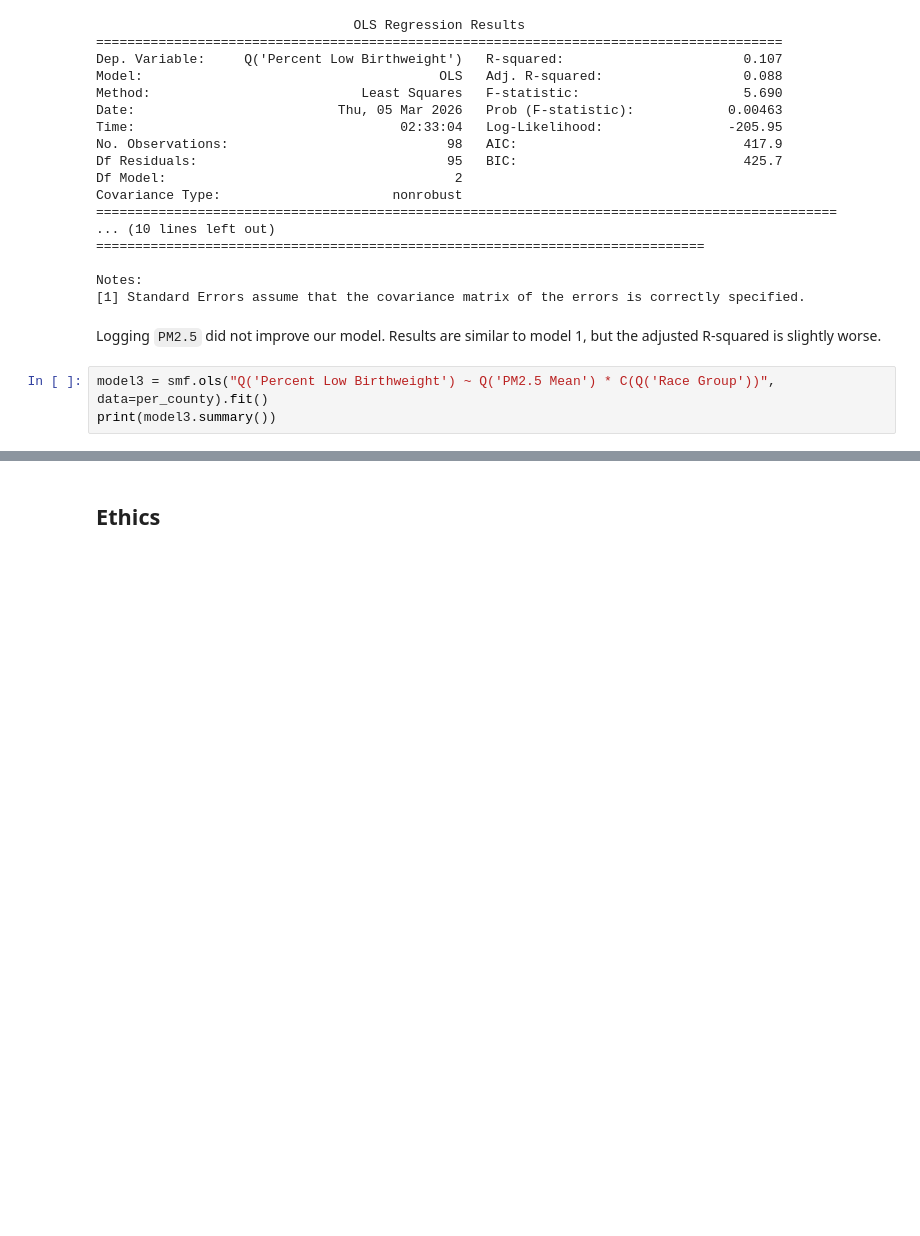
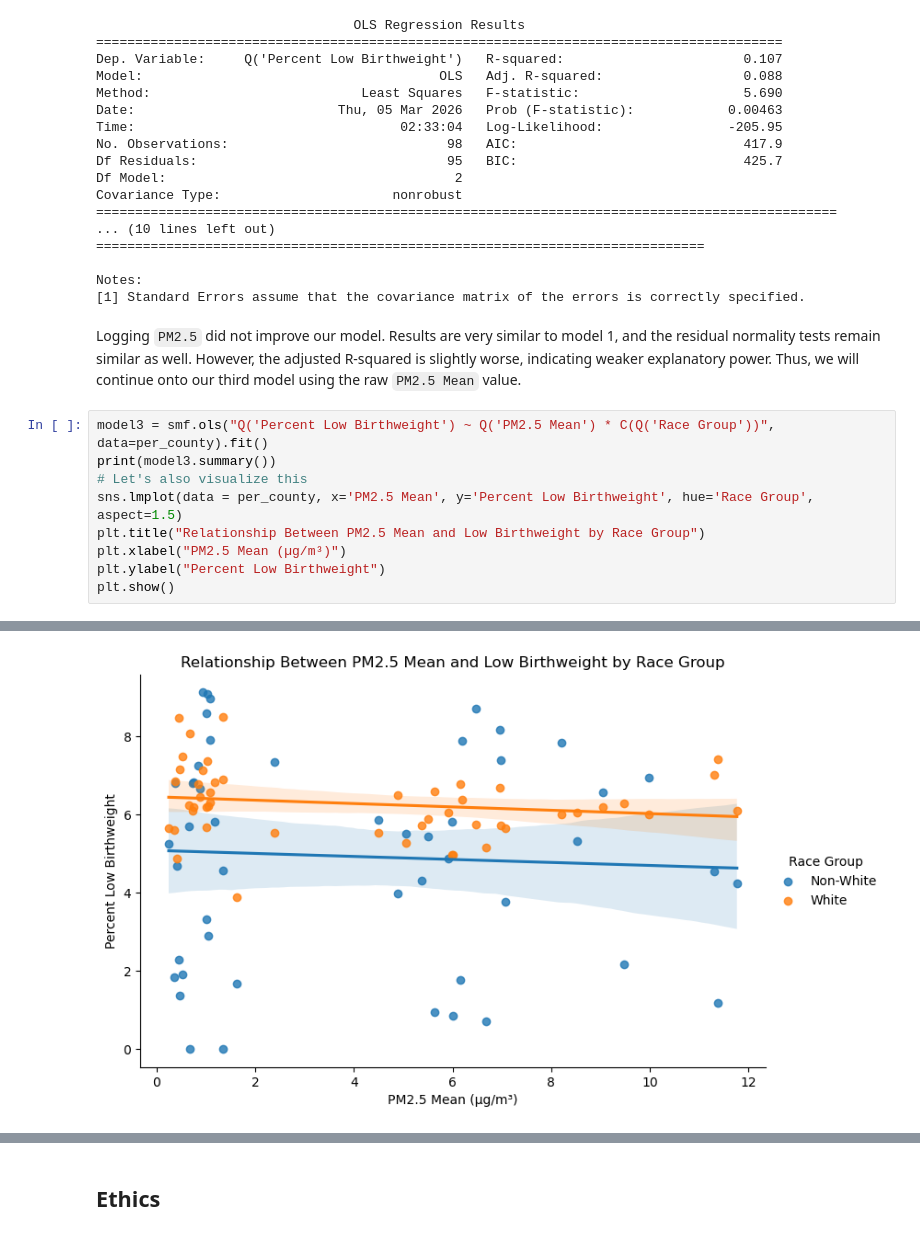
Before and after one commit to COGS108/Group095_WI26, a Jupyter notebook: 02-EDACheckpoint.ipynb, the cells around one changed output, grey strips where cells are left out. Cells and saved outputs as stored; diff of their text form; blank space fills up the shorter version.

Commit message:
added OLS explanations and a final visualization

```diff
--- a/02-EDACheckpoint.ipynb
+++ b/02-EDACheckpoint.ipynb
@@ -978,10 +942,16 @@ Covariance Type:                      nonrobust
 Notes:
 [1] Standard Errors assume that the covariance matrix of the errors is correctly specified.
 # %% [markdown]
-Logging `PM2.5` did not improve our model. Results are similar to model 1, but the adjusted R-squared is slightly worse.
+Logging `PM2.5` did not improve our model. Results are very similar to model 1, and the residual normality tests remain similar as well. However, the adjusted R-squared is slightly worse, indicating weaker explanatory power. Thus, we will continue onto our third model using the raw `PM2.5 Mean` value.
 # %%
 model3 = smf.ols("Q('Percent Low Birthweight') ~ Q('PM2.5 Mean') * C(Q('Race Group'))", data=per_county).fit()
 print(model3.summary())
+# Let's also visualize this
+sns.lmplot(data = per_county, x='PM2.5 Mean', y='Percent Low Birthweight', hue='Race Group', aspect=1.5)
+plt.title("Relationship Between PM2.5 Mean and Low Birthweight by Race Group")
+plt.xlabel("PM2.5 Mean (µg/m³)")
+plt.ylabel("Percent Low Birthweight")
+plt.show()
 # %% [output]
                                  OLS Regression Results
 ========================================================================================
@@ -993,10 +963,11 @@ Time:                                  02:33:04   Log-Likelihood:
 No. Observations:                            98   AIC:                             419.7
 Df Residuals:                                94   BIC:                             430.0
 Df Model:                                     3
 Covariance Type:                      nonrobust
 ===============================================================================================================
 ... (11 lines left out)
 ==============================================================================
 
 Notes:
 [1] Standard Errors assume that the covariance matrix of the errors is correctly specified.
+[figure, added]
```
Also changed, not shown: parts of 14 cells of this notebook.
